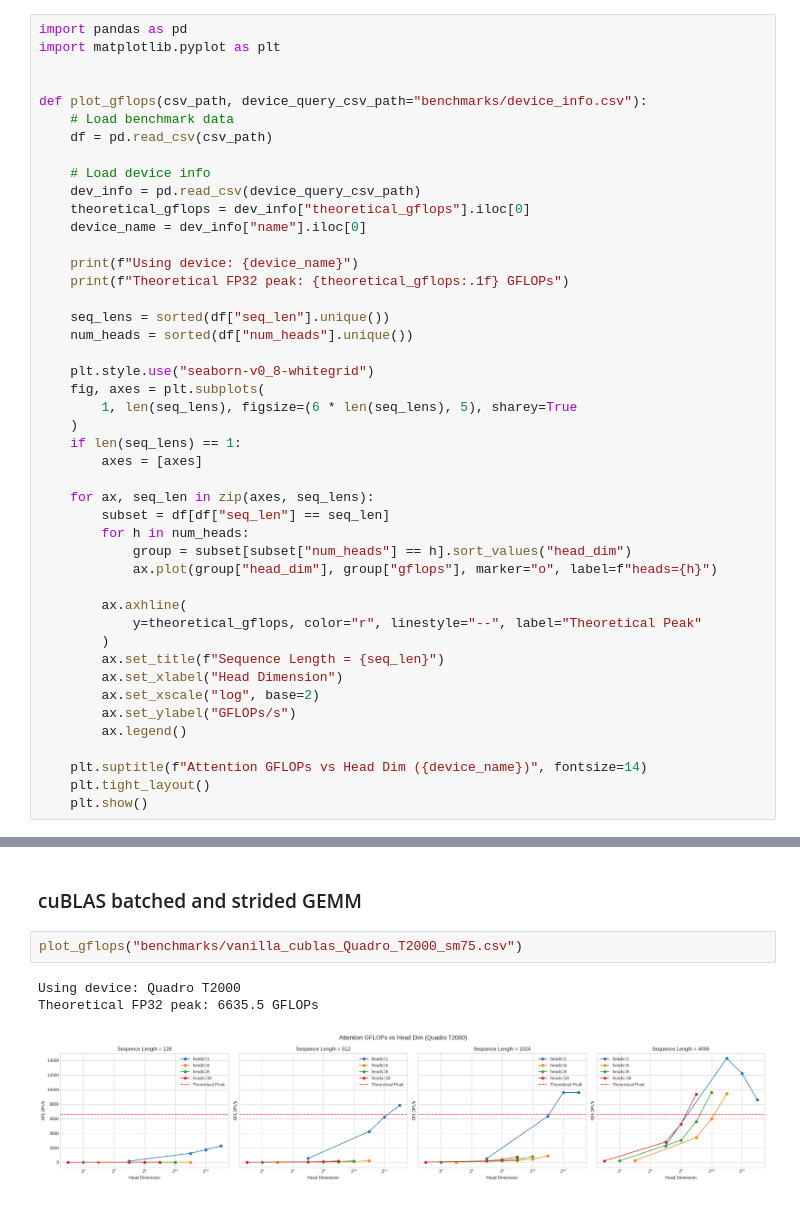
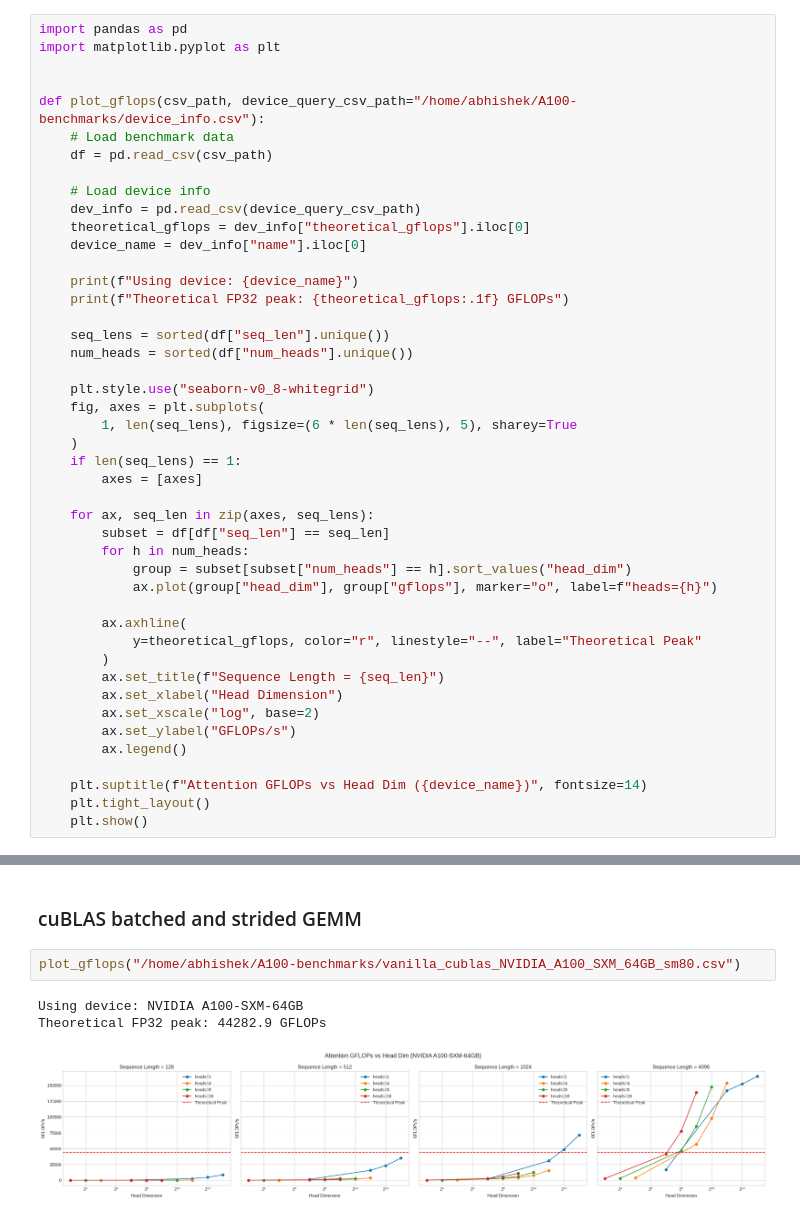
Before and after one commit to abhishek1297/attention-impl-in-CUDA, a Jupyter notebook: benchmarks/plots.ipynb, the cells around one changed output, grey strips where cells are left out. Saved outputs shown, nothing was run; the diff lists cells and outputs as text.

Commit message:
A100 benchmarks

```diff
--- a/benchmarks/plots.ipynb
+++ b/benchmarks/plots.ipynb
@@ -3,7 +3,7 @@ import pandas as pd
 import matplotlib.pyplot as plt
 
 
-def plot_gflops(csv_path, device_query_csv_path="benchmarks/device_info.csv"):
+def plot_gflops(csv_path, device_query_csv_path="/home/abhishek/A100-benchmarks/device_info.csv"):
     # Load benchmark data
     df = pd.read_csv(csv_path)
 
@@ -62,8 +62,8 @@ Theoretical FP32 peak: 6635.5 GFLOPs
 # %% [markdown]
 ### cuBLAS batched and strided GEMM
 # %%
-plot_gflops("benchmarks/vanilla_cublas_Quadro_T2000_sm75.csv")
+plot_gflops("/home/abhishek/A100-benchmarks/vanilla_cublas_NVIDIA_A100_SXM_64GB_sm80.csv")
 # %% [output]
-Using device: Quadro T2000
-Theoretical FP32 peak: 6635.5 GFLOPs
+Using device: NVIDIA A100-SXM-64GB
+Theoretical FP32 peak: 44282.9 GFLOPs
-[figure, old version]
+[figure, new version]
```
Also changed, not shown: parts of 2 cells of this notebook.
